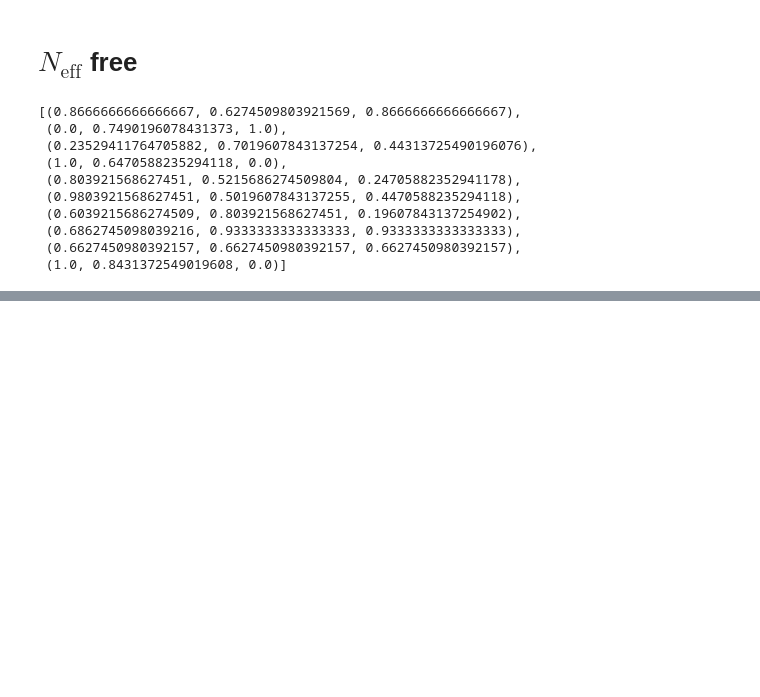
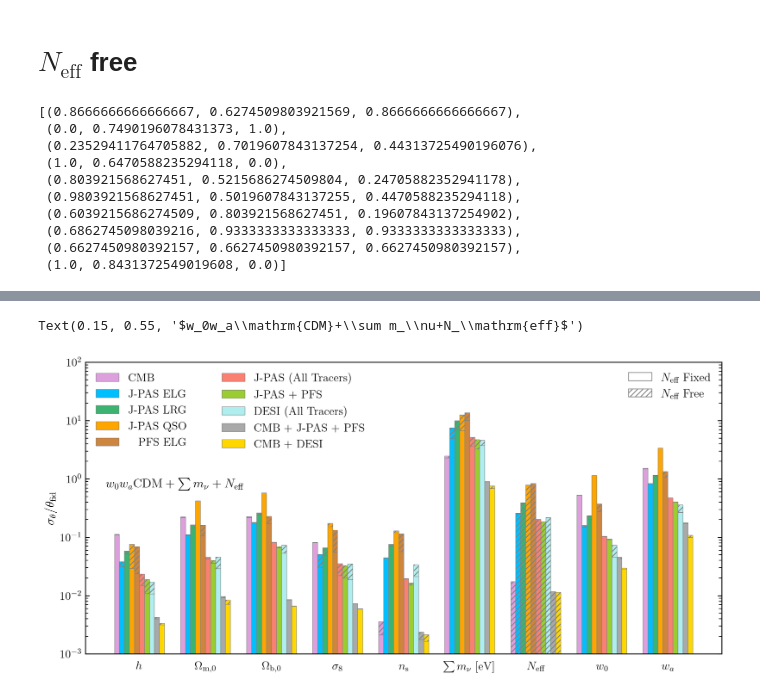
Before and after one commit to Striker-png/NeutrinoForecast_J-PAS_PFS, a Jupyter notebook: code/bar-w0wacdm-free+fixed/bar.ipynb, the cells around one changed output, grey strips where cells are left out. Saved outputs shown, nothing was run; the diff lists cells and outputs as text; code cells hidden in the pictures; blank space fills up the shorter version.

```diff
--- a/code/bar-w0wacdm-free+fixed/bar.ipynb
+++ b/code/bar-w0wacdm-free+fixed/bar.ipynb
@@ -126,2 +126,32 @@ Text(0.15, 0.55, '$w_0w_a\\mathrm{CDM}+\\sum m_\\nu+N_\\mathrm{eff}$')
+# %%
+sns.set_palette(palette)
+labels=['CMB','J-PAS ELG','J-PAS LRG','J-PAS QSO','PFS ELG','J-PAS (All Tracers)','J-PAS + PFS','DESI (All Tracers)','CMB + J-PAS + PFS','CMB + DESI']
+position=np.arange(0,1.1*len(orders),1.1)
+width=1/(len(fishers_free)+2)
+offset=np.arange(-width/2*(len(fishers_free)-1),width/2*(len(fishers_free)-1)+width,width)
+f,ax=plt.subplots()
+f.set_size_inches((13,6))
+f.set_dpi(200)
+for i,o in enumerate(offset):
+    ax.bar(position+o,err_fixed[i],width,linewidth=0.5,edgecolor='gray',label=labels[i])
+for i,o in enumerate(offset):
+    ax.bar(position+o,err_diff[i],width,bottom=err_fixed[i],linewidth=0.5,edgecolor='gray',hatch='////')
+ax.set_xticks(position,orders)
+ax.set_yscale('log')
+ax.tick_params(axis='y',which='both',direction='in',right=True)
+ax.tick_params(bottom=False)
+ax.set_ylabel(r'$\sigma_\theta/\theta_\mathrm{fid}$')
+ax.set_ylim(1e-3,1e2)
+legend=ax.legend(loc='upper left',frameon=False,ncol=2,columnspacing=3)
+legend.get_texts()[4].set_position((32,0))
+ax.add_artist(legend)
+from matplotlib.patches import Patch
+p1=Patch(facecolor='none',edgecolor='gray',label=r'$N_\mathrm{eff}$ Fixed')
+p2=Patch(facecolor='none',edgecolor='gray',hatch='////',label=r'$N_\mathrm{eff}$ Free')
+ax.legend(handles=[p1,p2],loc='upper right',frameon=False)
+f.text(0.15,0.55,r'$w_0w_a\mathrm{CDM}+\sum m_\nu+N_\mathrm{eff}$')
+# %% [output]
+Text(0.15, 0.55, '$w_0w_a\\mathrm{CDM}+\\sum m_\\nu+N_\\mathrm{eff}$')
+[figure, added]
 # %%
 fig.savefig('../fig/bar-w0wacdm-free.pdf',bbox_inches='tight')
```
Also changed, not shown: parts of 1 cell of this notebook, 46 other files.
